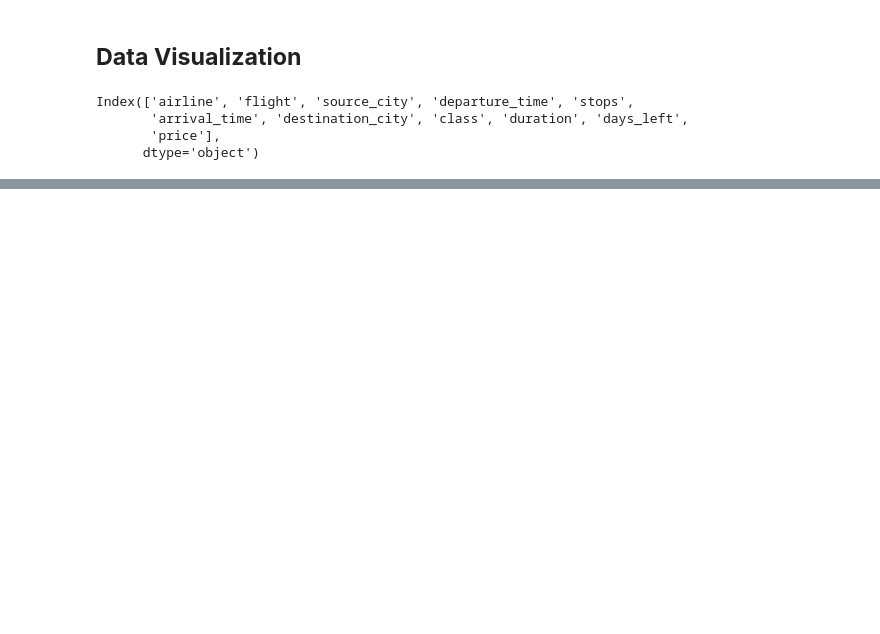
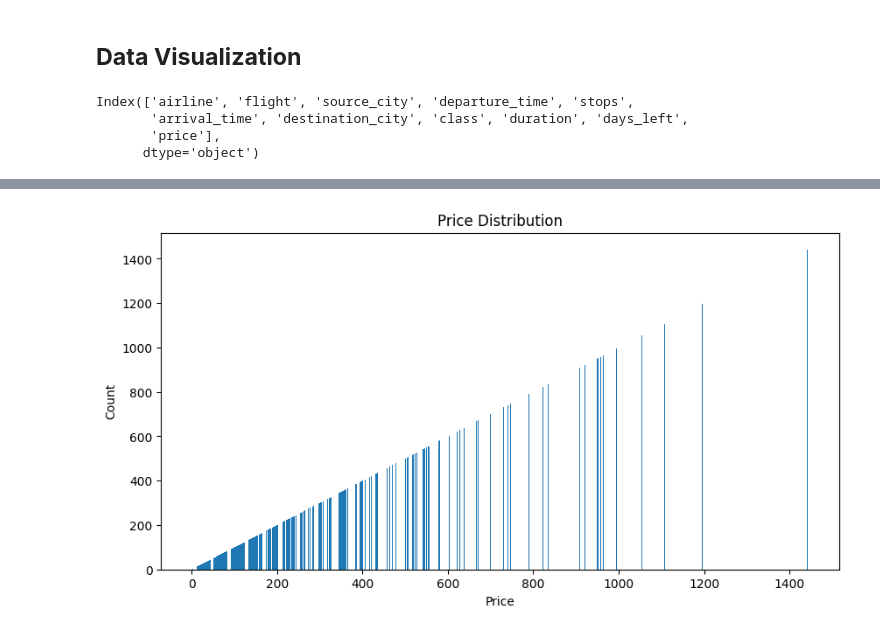
Before and after one commit to abdulabba0/data_analysis, a Jupyter notebook: Airline_Flights_Data.ipynb, the cells around one changed output, grey strips where cells are left out. Saved outputs shown, nothing was run; the diff lists cells and outputs as text; code cells hidden in the pictures; blank space fills up the shorter version.

```diff
--- a/Airline_Flights_Data.ipynb
+++ b/Airline_Flights_Data.ipynb
@@ -192,0 +195,10 @@ df.sample(10)
+# %%
+# Plotting Price Diatribution
+plt.figure(figsize=(10, 5))
+plt.title('Price Distribution')
+plt.xlabel('Price')
+plt.ylabel('Count')
+plt.bar(df.price.value_counts().values, df.price.value_counts())
+plt.show()
+# %% [output]
+[figure, added]
```
Also changed, not shown: parts of 10 cells of this notebook.
